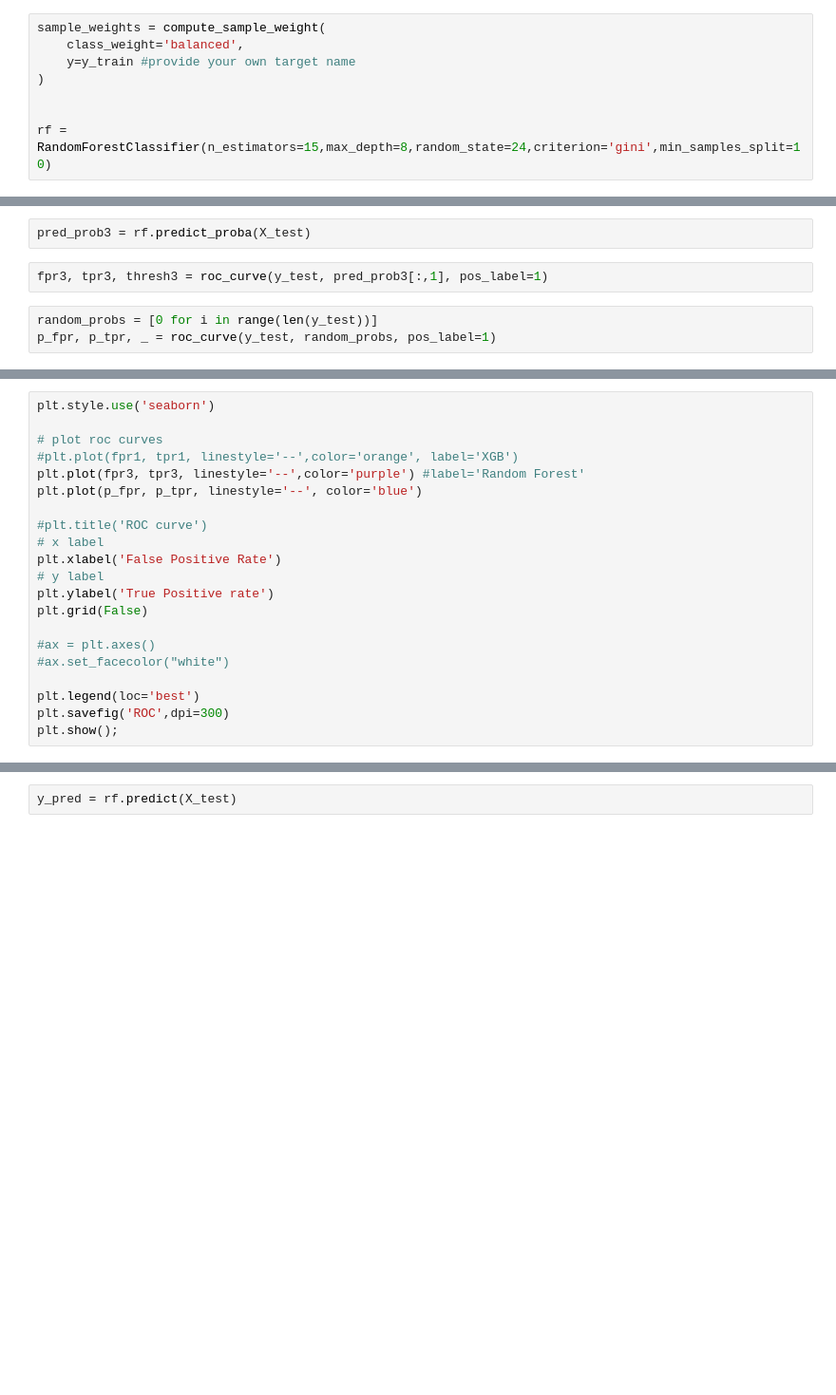
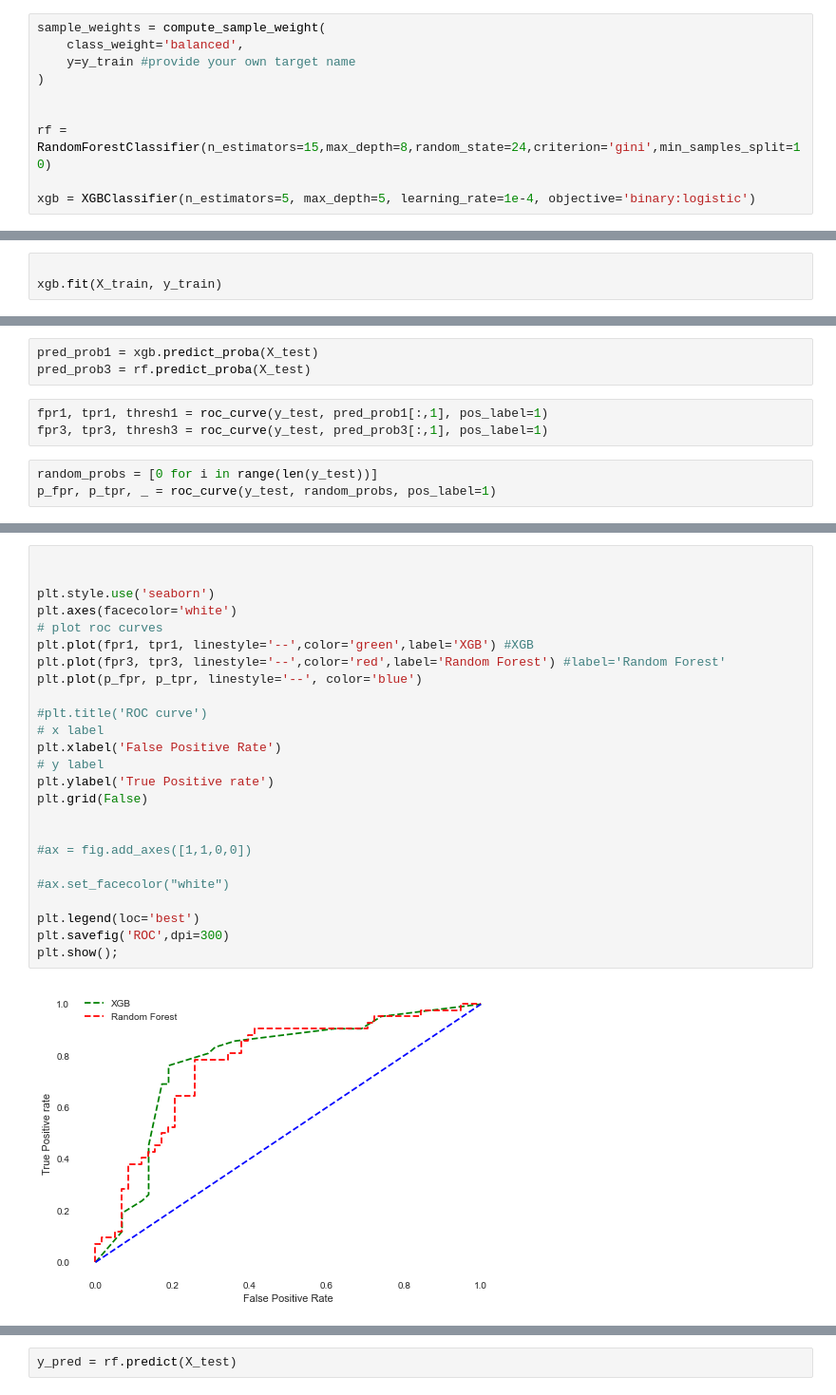
Before and after one commit to lilimatic/greenspace, a Jupyter notebook: machine learning/Hot one Regression.ipynb, the cells around one changed output, grey strips where cells are left out. Shown at 95% size. Cells and saved outputs as stored; diff of their text form; blank space fills up the shorter version.

```diff
--- a/machine learning/Hot one Regression.ipynb
+++ b/machine learning/Hot one Regression.ipynb
@@ -36,6 +50,8 @@ sample_weights = compute_sample_weight(
 
 
 rf = RandomForestClassifier(n_estimators=15,max_depth=8,random_state=24,criterion='gini',min_samples_split=10)
+
+xgb = XGBClassifier(n_estimators=5, max_depth=5, learning_rate=1e-4, objective='binary:logistic')
 # %%
 #Model fit
 
@@ -42,0 +62,3 @@ rf.fit(X_train, y_train)
+# %%
+
+xgb.fit(X_train, y_train)
@@ -46,8 +89,10 @@ print ('Test accuracy:', np.mean(rf.predict(X_test) ==y_test)*100)
 # %%
 #plot_confusion_matrix(model,X_test,y_test,values_format='d',display_labels=['Safe','Unsafe'])
 # %%
+pred_prob1 = xgb.predict_proba(X_test)
 pred_prob3 = rf.predict_proba(X_test)
 # %%
+fpr1, tpr1, thresh1 = roc_curve(y_test, pred_prob1[:,1], pos_label=1)
 fpr3, tpr3, thresh3 = roc_curve(y_test, pred_prob3[:,1], pos_label=1)
 # %%
 random_probs = [0 for i in range(len(y_test))]
@@ -61,23 +109,29 @@ print(auc_score3)
 # %%
+
+
 plt.style.use('seaborn')
-
+plt.axes(facecolor='white')
 # plot roc curves
-#plt.plot(fpr1, tpr1, linestyle='--',color='orange', label='XGB')
-plt.plot(fpr3, tpr3, linestyle='--',color='purple') #label='Random Forest'
+plt.plot(fpr1, tpr1, linestyle='--',color='green',label='XGB') #XGB
+plt.plot(fpr3, tpr3, linestyle='--',color='red',label='Random Forest') #label='Random Forest'
 plt.plot(p_fpr, p_tpr, linestyle='--', color='blue')
 
 #plt.title('ROC curve')
 # x label
 plt.xlabel('False Positive Rate')
 # y label
 plt.ylabel('True Positive rate')
 plt.grid(False)
 
-#ax = plt.axes()
+
+#ax = fig.add_axes([1,1,0,0])
+
 #ax.set_facecolor("white")
 
 plt.legend(loc='best')
 plt.savefig('ROC',dpi=300)
 plt.show();
+# %% [output]
+[figure, added]
 # %%
 rf.score(X_test,y_test)
```
Also changed, not shown: parts of 32 cells of this notebook, 8 other files.
